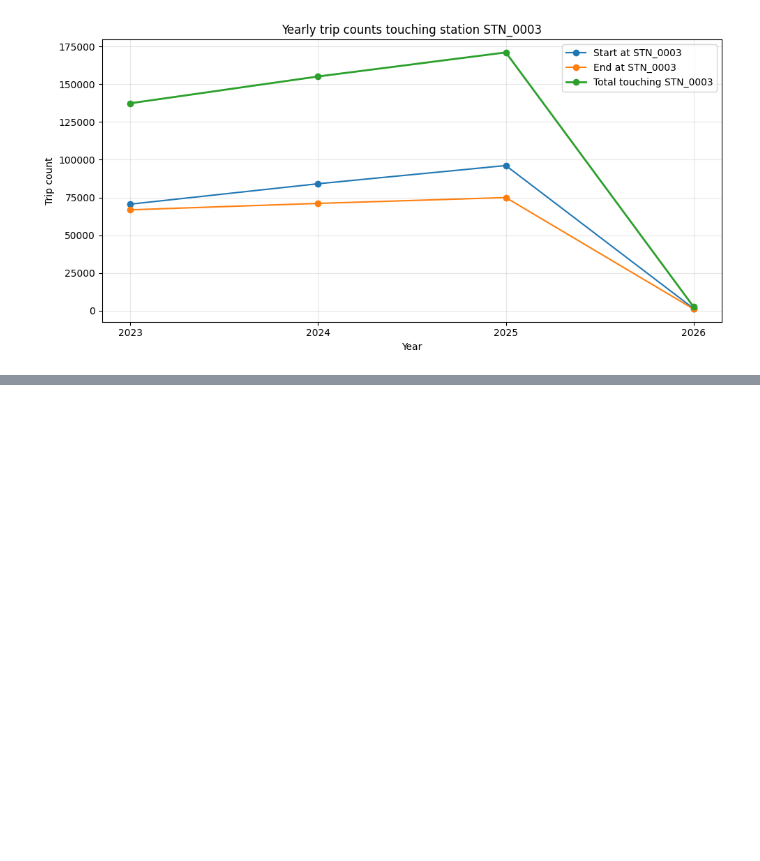
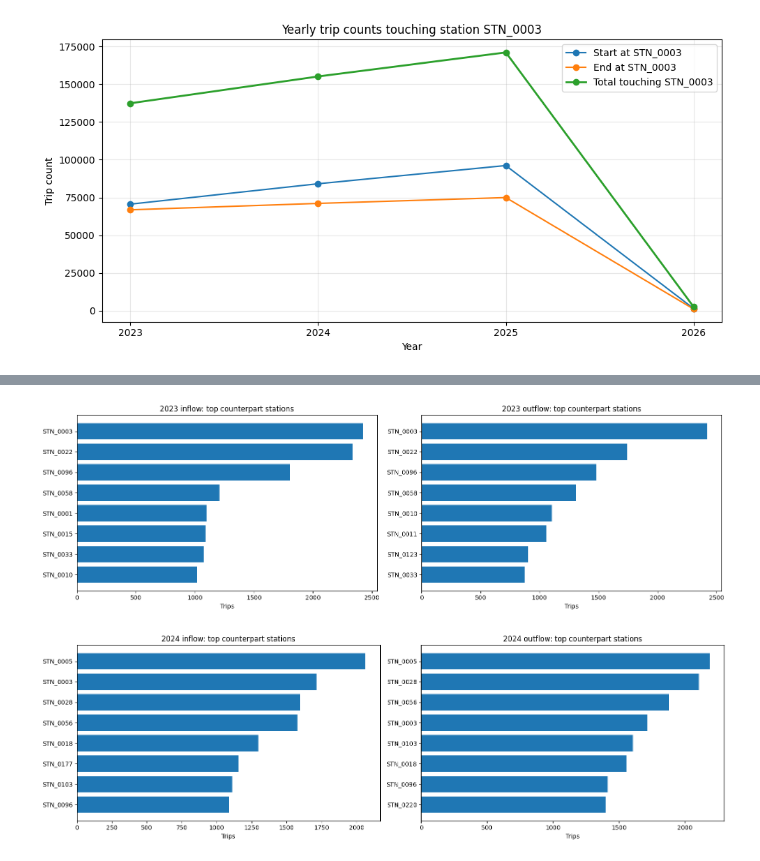
Before and after one commit to kuoyce/bixi-analytics, a Jupyter notebook: EDA/02__eda_STN_0003.ipynb, the cells around one changed output, grey strips where cells are left out. Cells and saved outputs as stored; diff of their text form; code cells hidden in the pictures; blank space fills up the shorter version.

```diff
--- a/EDA/02__eda_STN_0003.ipynb
+++ b/EDA/02__eda_STN_0003.ipynb
@@ -219,0 +501,68 @@ NameError: name 'rides_df' is not defined
+# %%
+from pyspark.sql import functions as F
+from pyspark.sql import Window
+import matplotlib.pyplot as plt
+
+TOP_N = 12
+
+counterpart_year = (
+    flow_df
+    .groupBy("trip_year", "direction", "counterpart_station")
+    .agg(F.count("*").alias("trip_count"))
+)
+
+window_y_d = Window.partitionBy("trip_year", "direction") \
+                   .orderBy(F.desc("trip_count"), F.asc("counterpart_station"))
+
+total_y_d = Window.partitionBy("trip_year", "direction")
+
+counterpart_ranked = (
+    counterpart_year
+    .withColumn("rank", F.row_number().over(window_y_d))
+    .withColumn("total_in_group", F.sum("trip_count").over(total_y_d))
+    .withColumn("share", F.col("trip_count") / F.col("total_in_group"))
+)
+
+counterpart_top_pd = (
+    counterpart_ranked
+    .filter(F.col("rank") <= TOP_N)
+    .orderBy("trip_year", "direction", "rank")
+    .toPandas()
+)
+
+driver_concentration_pd = (
+    counterpart_ranked
+    .groupBy("trip_year", "direction")
+    .agg(
+        F.sum(F.when(F.col("rank") <= 5, F.col("trip_count")).otherwise(0)).alias("top5_trips"),
+        F.max("total_in_group").alias("total_trips")
+    )
+    .withColumn("top5_share", F.col("top5_trips") / F.col("total_trips"))
+    .orderBy("trip_year", "direction")
+    .toPandas()
+)
+
+print("Top counterpart stations by year and direction:")
+print(counterpart_top_pd.head(20))
+
+print("\nConcentration of drivers (Top-5 share):")
+print(driver_concentration_pd)
+
+for y in ANALYSIS_YEARS:
+    fig, axes = plt.subplots(1, 2, figsize=(16, 5))
+    for ax, d in zip(axes, ["inflow", "outflow"]):
+        sub = (
+            counterpart_top_pd[
+                (counterpart_top_pd["trip_year"] == y) &
+                (counterpart_top_pd["direction"] == d)
+            ]
+            .sort_values("rank")
+            .head(8)
+        )
+        ax.barh(sub["counterpart_station"], sub["trip_count"])
+        ax.invert_yaxis()
+        ax.set_title(f"{y} {d}: top counterpart stations")
+        ax.set_xlabel("Trips")
+    plt.tight_layout()
+    plt.show()
+# %% [output]
@@ -219,0 +586,2 @@ NameError: name 'rides_df' is not defined
+[figure, added]
+[figure, added]
```
Also changed, not shown: parts of 28 cells of this notebook.
